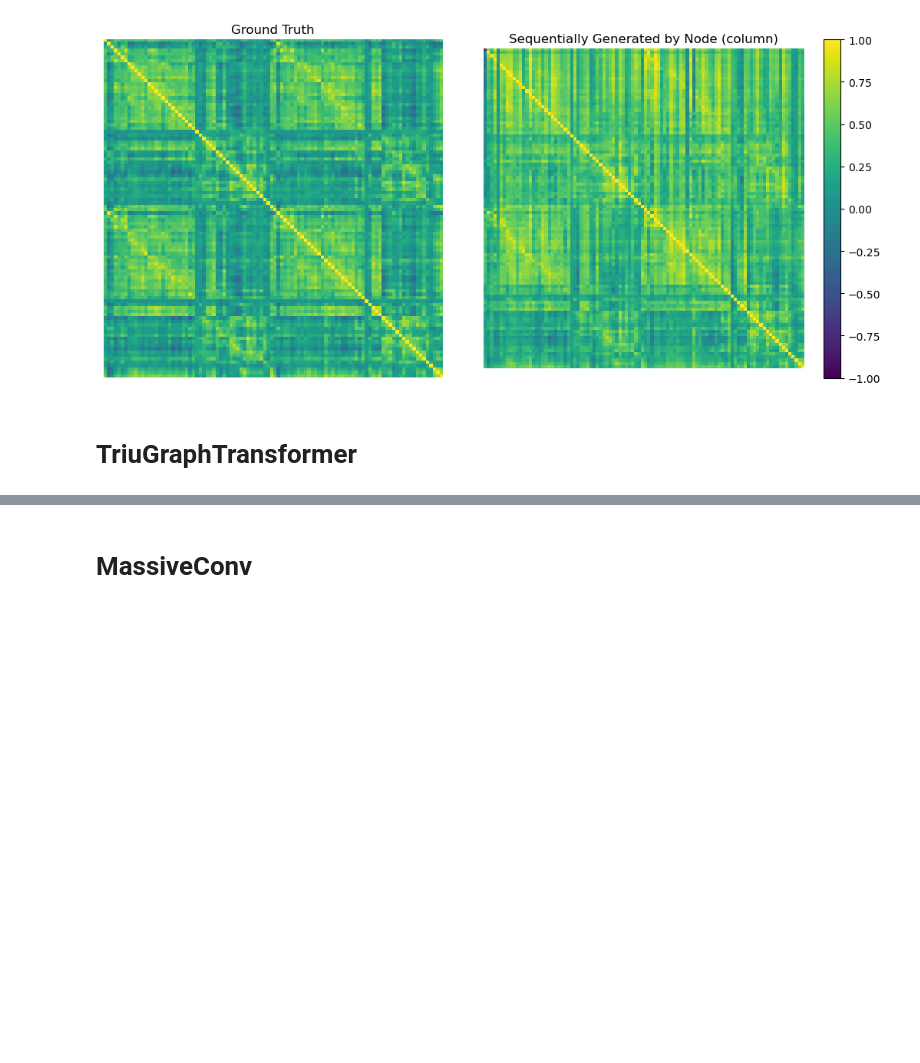
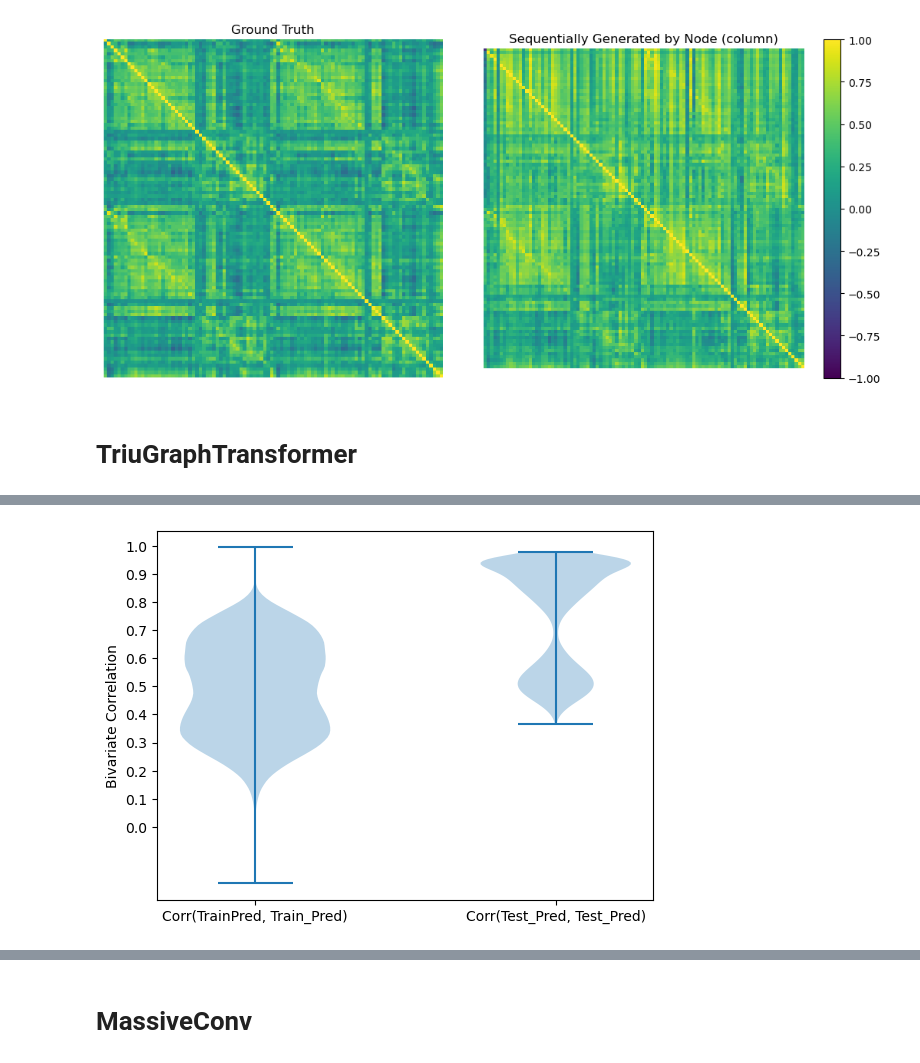
Before and after one commit to fyzeen/NeuroTranslate, a Jupyter notebook: SurfToNetmat/LocalTransformerTests/_FyzTests/model_diagnostics2.ipynb, the cells around one changed output, grey strips where cells are left out. Drawn from its saved outputs; the diff is of its cells as text; code cells hidden in the pictures; blank space fills up the shorter version.

```diff
--- a/SurfToNetmat/LocalTransformerTests/_FyzTests/model_diagnostics2.ipynb
+++ b/SurfToNetmat/LocalTransformerTests/_FyzTests/model_diagnostics2.ipynb
@@ -2733,0 +4322,16 @@ plt.imshow(make_netmat(test_pred[1, :]), vmin=-1, vmax=1)
+# %%
+# Corr(train_preds, train_preds)
+corr = np.corrcoef(train_pred)
+traintrain_pred_corrs = corr[np.triu_indices_from(corr, k=1)]
+
+# Corr(test_preds, test_preds)
+corr = np.corrcoef(test_pred)
+testtest_pred_corrs = corr[np.triu_indices_from(corr, k=1)]
+
+plt.violinplot([traintrain_pred_corrs, testtest_pred_corrs])
+plt.xticks([1, 2], ['Corr(TrainPred, Train_Pred)', 'Corr(Test_Pred, Test_Pred)'])
+plt.yticks(np.arange(0, 1.1, 0.1))
+plt.ylabel("Bivariate Correlation")
+plt.show()
+# %% [output]
+[figure, added]
```
Also changed, not shown: parts of 20 cells of this notebook, 9 other files.
